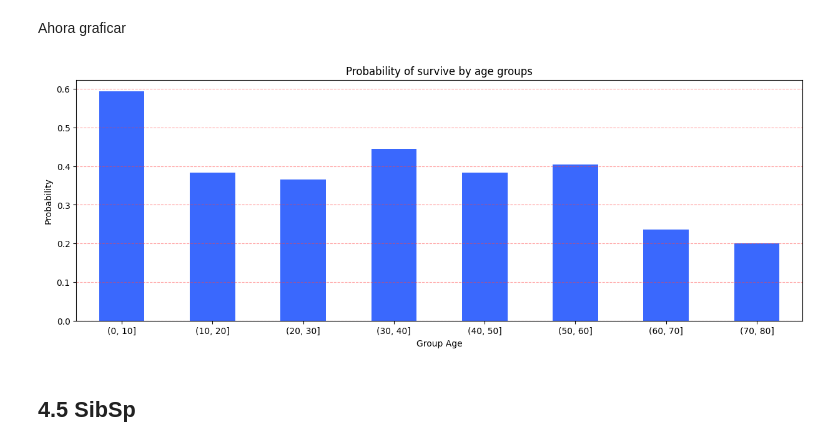
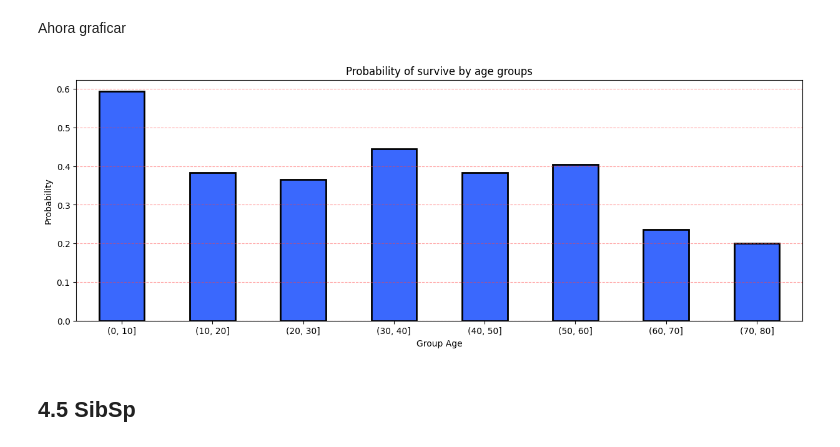
Before and after one commit to charligram/2_titanic, a Jupyter notebook: notebooks/01_EDA.ipynb, the cells around one changed output. Drawn from its saved outputs; the diff is of its cells as text; code cells hidden in the pictures.

Commit message:
feat: finish visualizations in raw data

```diff
--- a/notebooks/01_EDA.ipynb
+++ b/notebooks/01_EDA.ipynb
@@ -439,24 +441,26 @@ Ahora graficar
 # %%
 plt.figure(figsize=(15, 5))
 
 age_group_surv_rate.plot(
     kind='bar',
-    color=SURVIVED_COLORS[1]
+    color=SURVIVED_COLORS[1],
+    edgecolor='black',
+    linewidth=2
 )
 
 plt.grid(axis='y', color=SURVIVED_COLORS[0], linestyle='--', alpha=0.5)
 
 plt.xlabel('Group Age')
 plt.ylabel('Probability')
 
 plt.xticks(rotation=0)
 
 plt.title('Probability of survive by age groups')
 
 plt.savefig(FIGURES_PATH / '07_probability_of_survive_by_age_groups.png', bbox_inches='tight')
 plt.show()
 # %% [output]
-[figure, old version]
+[figure, new version]
 # %% [markdown]
 ## 4.5 SibSp
 # %%
```
Also changed, not shown: parts of 29 cells of this notebook, 6 other files.
